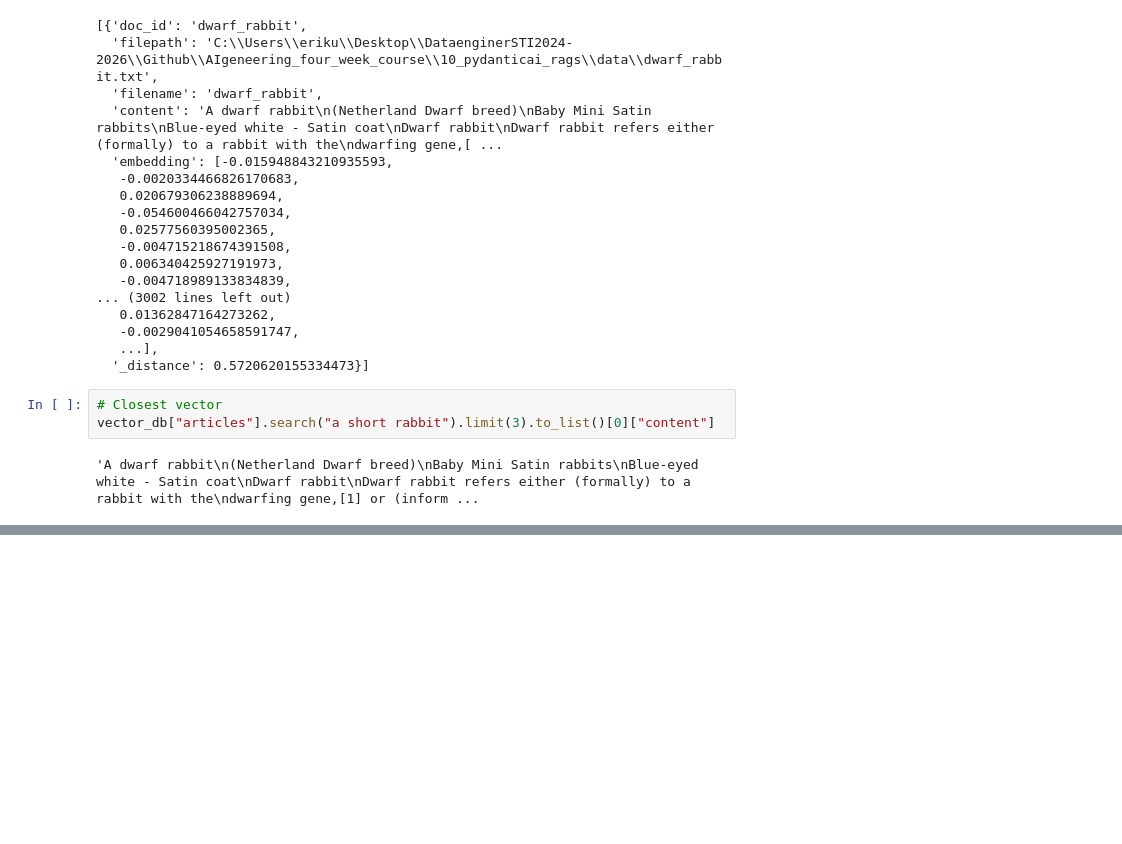
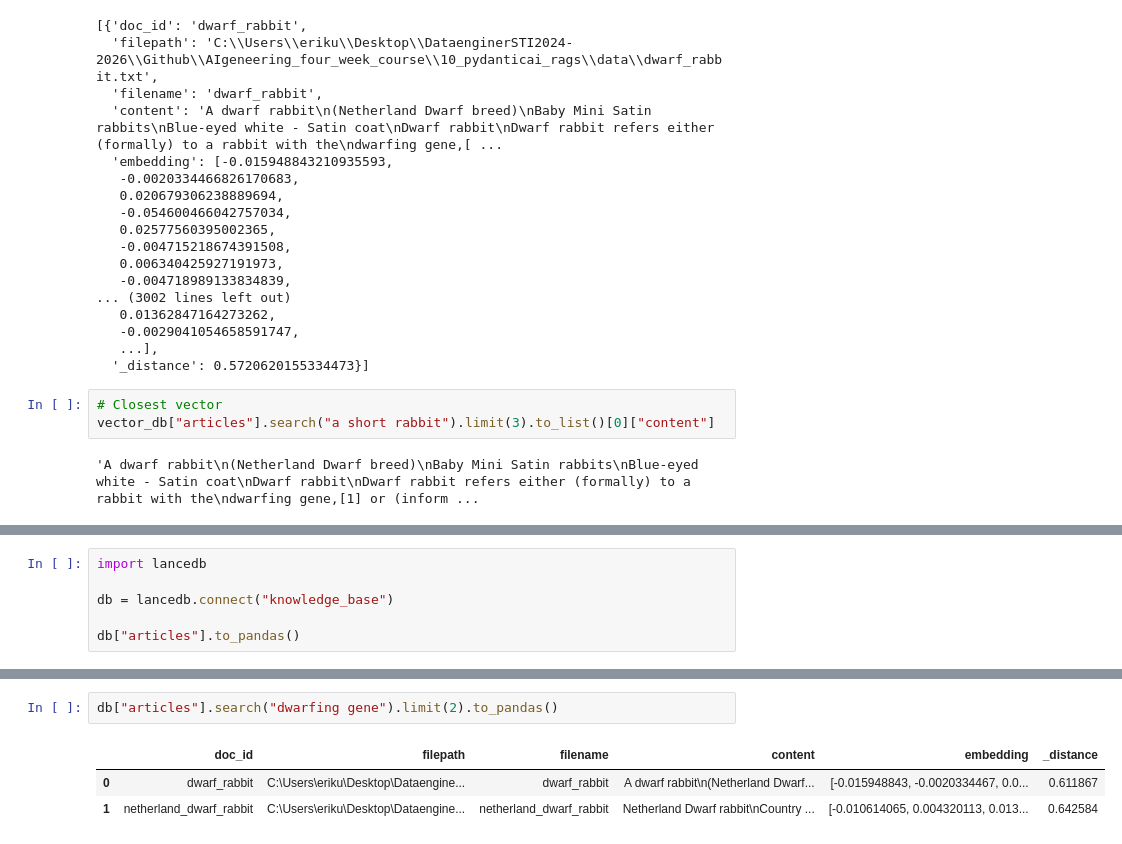
Before and after one commit to erikunevik/AIgeneering_four_week_course, a Jupyter notebook: 10_pydanticai_rags/explorations.ipynb, the cells around one changed output, grey strips where cells are left out. Drawn from its saved outputs; the diff is of its cells as text; blank space fills up the shorter version.

```diff
--- a/10_pydanticai_rags/explorations.ipynb
+++ b/10_pydanticai_rags/explorations.ipynb
@@ -46,0 +72,6 @@ vector_db["articles"].search("a short rabbit").limit(3).to_list()[0]["content"]
+# %%
+import lancedb
+
+db = lancedb.connect("knowledge_base")
+
+db["articles"].to_pandas()
@@ -46,0 +84,6 @@ vector_db["articles"].search("a short rabbit").limit(3).to_list()[0]["content"]
+# %%
+db["articles"].search("dwarfing gene").limit(2).to_pandas()
+# %% [output]
+|  | doc_id | filepath | filename | content | embedding | _distance |
+| 0 | dwarf_rabbit | C:\Users\eriku\Desktop\Dataengine... | dwarf_rabbit | A dwarf rabbit\n(Netherland Dwarf... | [-0.015948843, -0.0020334467, 0.0... | 0.611867 |
+| 1 | netherland_dwarf_rabbit | C:\Users\eriku\Desktop\Dataengine... | netherland_dwarf_rabbit | Netherland Dwarf rabbit\nCountry ... | [-0.010614065, 0.004320113, 0.013... | 0.642584 |
```
Also changed, not shown: parts of 6 cells of this notebook, 5 other files.
